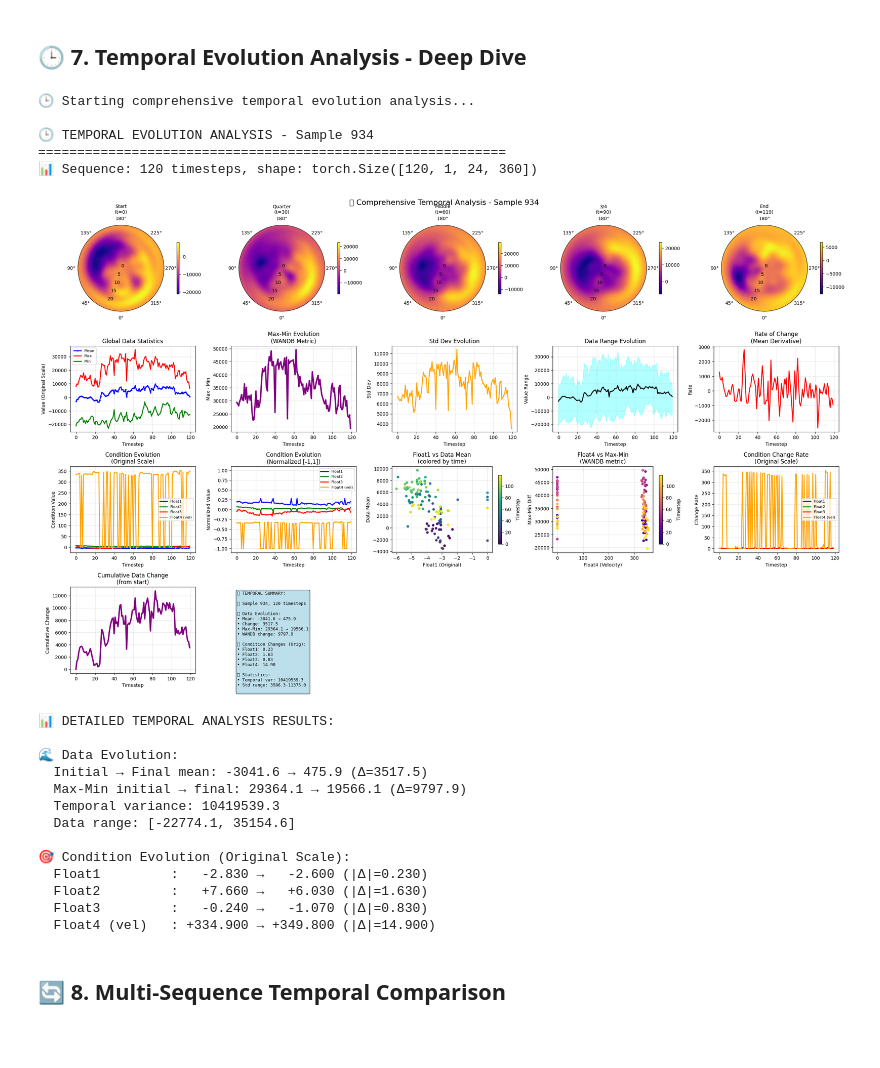
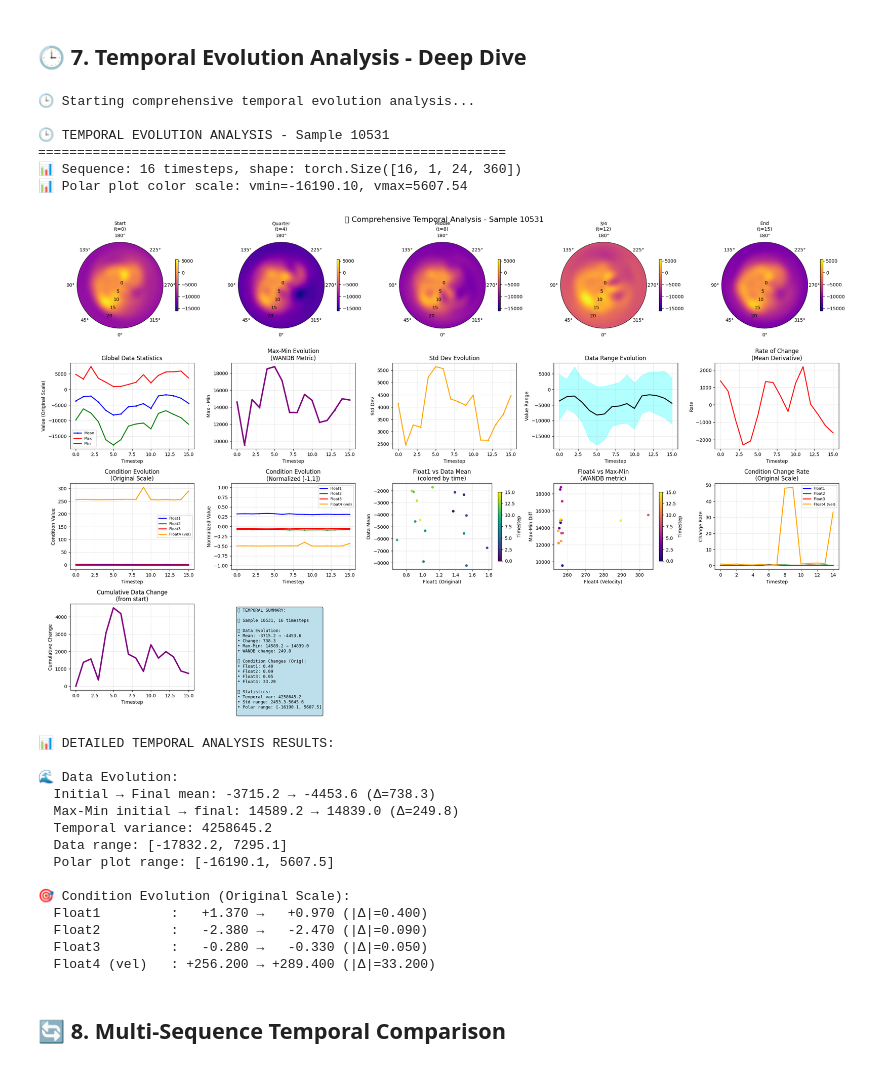
Before and after one commit to fpramunno/ionosphere_diffusion, a Jupyter notebook: notebook/comprehensive_ionosphere_analysis.ipynb, the cells around one changed output. Drawn from its saved outputs; the diff is of its cells as text; code cells hidden in the pictures; blank space fills up the shorter version.

Commit message:
Add visualization ntoebooks and evaluations

```diff
--- a/notebook/comprehensive_ionosphere_analysis.ipynb
+++ b/notebook/comprehensive_ionosphere_analysis.ipynb
@@ -69,12 +69,12 @@ dataset, sampler, dataloader = get_sequence_data_objects(
     num_data_workers=0,
     split='train',
     seed=42,
-    sequence_length=120
+    sequence_length=16
 )
 
 print(f"\n✅ Dataset loaded successfully!")
 print(f"  📊 Total sequences: {len(dataset)}")
-print(f"  🕒 Sequence length: 120 timesteps")
+print(f"  🕒 Sequence length: 16 timesteps")
 print(f"  🗺️ Data resolution: (24, 360) - lat/lon grid")
 
 print(f"\n🎯 Condition normalization parameters:")
@@ -510,6 +509,18 @@ def analyze_temporal_evolution_comprehensive(dataset, idx=None, show_polar=True)
         key_timesteps = [0, seq_length//4, seq_length//2, 3*seq_length//4, seq_length-1]
         key_names = ['Start', 'Quarter', 'Middle', '3/4', 'End']
 
+        # **CRITICAL FIX: Calculate global vmin/vmax across ALL timesteps for consistent color scale**
+        all_timestep_data = []
+        for t in key_timesteps:
+            timestep_data = data_orig[t, 0].numpy()
+            all_timestep_data.append(timestep_data)
+
+        # Get global min/max for consistent color scaling
+        global_vmin = min(data.min() for data in all_timestep_data)
+        global_vmax = max(data.max() for data in all_timestep_data)
+
+        print(f"📊 Polar plot color scale: vmin={global_vmin:.2f}, vmax={global_vmax:.2f}")
+
         for i, (t, name) in enumerate(zip(key_timesteps, key_names)):
             if i < 5:  # Limit to 5 subplots in first row
                 ax = plt.subplot(5, 5, i+1, polar=True)
@@ -532,7 +543,9 @@ def analyze_temporal_evolution_comprehensive(dataset, idx=None, show_polar=True)
                 points = np.column_stack((r, theta))
                 grid_values = griddata(points, timestep_data.flatten(), (r_grid, theta_grid), method='linear')
 
-                c = ax.pcolormesh(theta_grid, r_grid, grid_values, shading='auto', cmap='plasma')
+                # **FIXED: Use consistent vmin/vmax across all polar plots**
+                c = ax.pcolormesh(theta_grid, r_grid, grid_values, shading='auto', cmap='plasma',
+                                vmin=global_vmin, vmax=global_vmax)
                 ax.set_theta_zero_location("S")
                 ax.set_theta_direction(-1)
                 ax.set_title(f'{name}\n(t={t})', fontsize=10)
@@ -679,6 +692,7 @@ def analyze_temporal_evolution_comprehensive(dataset, idx=None, show_polar=True)
 📊 Statistics:
 • Temporal var: {np.var(global_means):.1f}
 • Std range: {min(global_stds):.1f}-{max(global_stds):.1f}
+• Polar range: [{global_vmin:.1f}, {global_vmax:.1f}]
     """
 
     ax12.text(0.05, 0.95, summary_text, transform=ax12.transAxes,
@@ -687,50 +701,54 @@ def analyze_temporal_evolution_comprehensive(dataset, idx=None, show_polar=True)
 
     plt.tight_layout()
     plt.show()
 
     # Print detailed analysis
     print(f"\n📊 DETAILED TEMPORAL ANALYSIS RESULTS:")
     print(f"\n🌊 Data Evolution:")
     print(f"  Initial → Final mean: {global_means[0]:.1f} → {global_means[-1]:.1f} (Δ={mean_change:.1f})")
     print(f"  Max-Min initial → final: {max_min_diffs[0]:.1f} → {max_min_diffs[-1]:.1f} (Δ={max_min_change:.1f})")
     print(f"  Temporal variance: {np.var(global_means):.1f}")
     print(f"  Data range: [{min(global_mins):.1f}, {max(global_maxs):.1f}]")
+    print(f"  Polar plot range: [{global_vmin:.1f}, {global_vmax:.1f}]")
 
     print(f"\n🎯 Condition Evolution (Original Scale):")
     for i, name in enumerate(param_names):
         initial, final = cond_orig_seq[0, i], cond_orig_seq[-1, i]
         change = abs(final - initial)
         print(f"  {name:15}: {initial:+8.3f} → {final:+8.3f} (|Δ|={change:.3f})")
 
     return {
         'timesteps': timesteps, 'global_means': global_means,
         'max_min_diffs': max_min_diffs, 'global_stds': global_stds,
-        'conditions_original': cond_orig_seq, 'sample_idx': idx
+        'conditions_original': cond_orig_seq, 'sample_idx': idx,
+        'polar_vmin': global_vmin, 'polar_vmax': global_vmax
     }
 
 # Analyze temporal evolution
 print("🕒 Starting comprehensive temporal evolution analysis...")
 temporal_results = analyze_temporal_evolution_comprehensive(dataset, idx=None, show_polar=True)
 # %% [output]
 🕒 Starting comprehensive temporal evolution analysis...
 
-🕒 TEMPORAL EVOLUTION ANALYSIS - Sample 934
+🕒 TEMPORAL EVOLUTION ANALYSIS - Sample 10531
 ============================================================
-📊 Sequence: 120 timesteps, shape: torch.Size([120, 1, 24, 360])
+📊 Sequence: 16 timesteps, shape: torch.Size([16, 1, 24, 360])
+📊 Polar plot color scale: vmin=-16190.10, vmax=5607.54
-[figure, old version]
+[figure, new version]
 📊 DETAILED TEMPORAL ANALYSIS RESULTS:
 
 🌊 Data Evolution:
-  Initial → Final mean: -3041.6 → 475.9 (Δ=3517.5)
-  Max-Min initial → final: 29364.1 → 19566.1 (Δ=9797.9)
-  Temporal variance: 10419539.3
-  Data range: [-22774.1, 35154.6]
+  Initial → Final mean: -3715.2 → -4453.6 (Δ=738.3)
+  Max-Min initial → final: 14589.2 → 14839.0 (Δ=249.8)
+  Temporal variance: 4258645.2
+  Data range: [-17832.2, 7295.1]
+  Polar plot range: [-16190.1, 5607.5]
 
 🎯 Condition Evolution (Original Scale):
-  Float1         :   -2.830 →   -2.600 (|Δ|=0.230)
-  Float2         :   +7.660 →   +6.030 (|Δ|=1.630)
-  Float3         :   -0.240 →   -1.070 (|Δ|=0.830)
-  Float4 (vel)   : +334.900 → +349.800 (|Δ|=14.900)
+  Float1         :   +1.370 →   +0.970 (|Δ|=0.400)
+  Float2         :   -2.380 →   -2.470 (|Δ|=0.090)
+  Float3         :   -0.280 →   -0.330 (|Δ|=0.050)
+  Float4 (vel)   : +256.200 → +289.400 (|Δ|=33.200)
 # %% [markdown]
 ## 🔄 8. Multi-Sequence Temporal Comparison
 # %%
```
Also changed, not shown: parts of 5 cells of this notebook, 6 other files.
